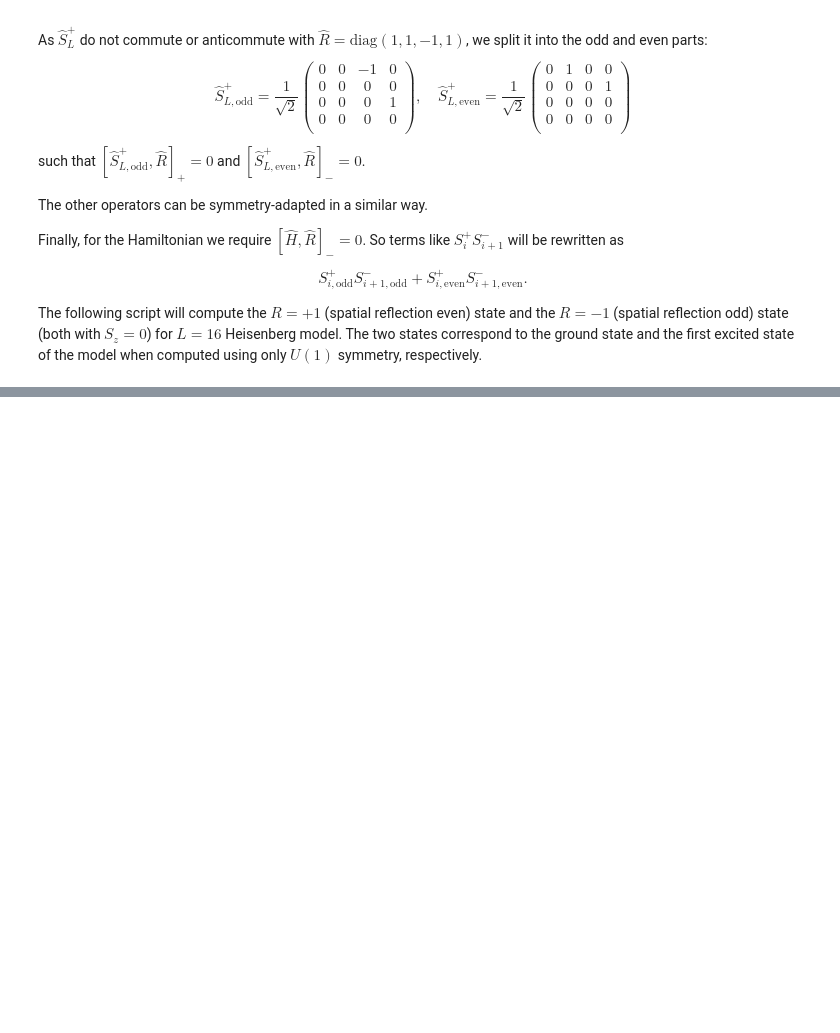
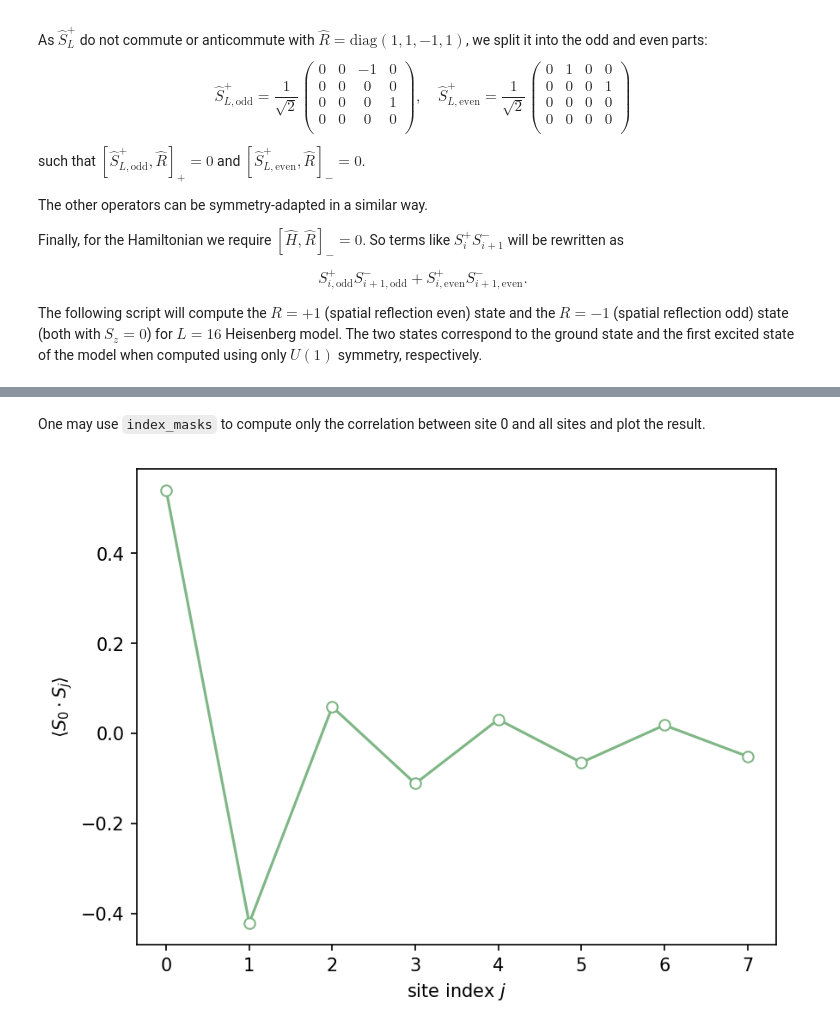
Before and after one commit to block-hczhai/block2-preview, a Jupyter notebook: docs/source/tutorial/custom-hamiltonians.ipynb, the cells around one changed output, grey strips where cells are left out. Cells and saved outputs as stored; diff of their text form; code cells hidden in the pictures; blank space fills up the shorter version.

Commit message:
docs: npdm index masks

```diff
--- a/docs/source/tutorial/custom-hamiltonians.ipynb
+++ b/docs/source/tutorial/custom-hamiltonians.ipynb
@@ -702,0 +778,17 @@ R =  odd : DMRG energy =   -6.692460429006416
+# %% [markdown]
+One may use ``index_masks`` to compute only the correlation between site 0 and all sites and plot the result.
+# %%
+# spin correlation for site 0 <S0.Sj>
+spin_corr_0 = driver.get_npdm(ket, pdm_type=2, npdm_expr='((C+D)2+(C+D)2)0',
+    mask=(0, 0, 1, 1), index_masks=[[0], [0]] + [range(L)] * 2, max_bond_dim=500) * (-(3 ** 0.5) / 4)
+assert np.linalg.norm(spin_corr_0 - spin_corr[0:1]) < 1E-10
+
+import matplotlib.pyplot as plt
+plt.plot(np.mgrid[:len(spin_corr_0[0])], spin_corr_0[0], linestyle='-', marker='o',
+    mfc='white', mec="#7FB685", color="#7FB685")
+plt.xlabel("site index $j$")
+plt.ylabel("$\\langle S_0\\cdot S_j\\rangle $")
+plt.gcf().set_dpi(150)
+plt.show()
+# %% [output]
+[figure, added]
```
Also changed, not shown: parts of 11 cells of this notebook.
